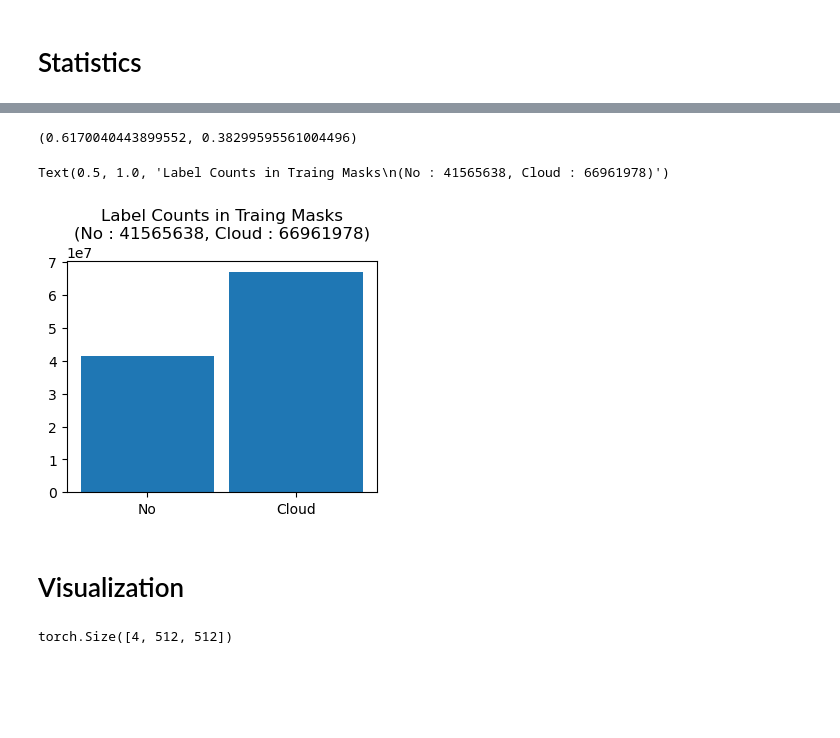
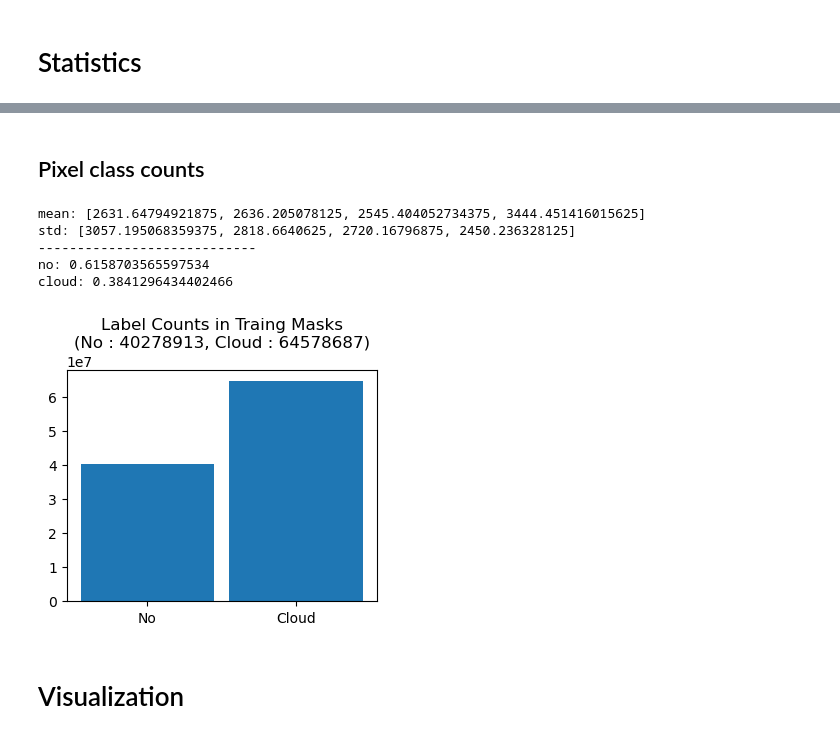
Before and after one commit to hk-kaden-kim/S2-CloudCover, a Jupyter notebook: data_analysis.ipynb, the cells around one changed output, grey strips where cells are left out. Cells and saved outputs as stored; diff of their text form; code cells hidden in the pictures; blank space fills up the shorter version.

```diff
--- a/data_analysis.ipynb
+++ b/data_analysis.ipynb
@@ -111,4 +64,28 @@ for i in tqdm(range(len(train_ds))):
-# %%
-1-label_counts[0]/np.sum(label_counts), 1-label_counts[1]/np.sum(label_counts)
-# %% [output]
-(0.6170040443899552, 0.38299595561004496)
+# %% [markdown]
+## Pixel class counts
+# %%
+# MEAN / STD placeholders
+psum    = torch.tensor([0.0, 0.0, 0.0, 0.0])
+psum_sq = torch.tensor([0.0, 0.0, 0.0, 0.0])
+pixel_counts = [0,0]
+
+# loop through images
+# for inputs in datamodule.train_dataloader():
+for inputs in tqdm(datamodule.train_dataloader()):
+
+    # check images to get mean and standard
+    psum    += inputs['image'].sum(axis        = [0, 2, 3])
+    psum_sq += (inputs['image'] ** 2).sum(axis = [0, 2, 3])
+
+    # check masks to get pixel class counts
+    labels, counts = torch.unique(inputs['mask'], return_counts=True)
+    for idx, label in enumerate(labels):
+        pixel_counts[label] = pixel_counts[label] + counts[idx]
+
+# pixel count
+count = len(train_dataset.image_files) * 512 * 512
+
+# mean and std
+total_mean = psum / count
+total_var  = (psum_sq / count) - (total_mean ** 2)
+total_std  = torch.sqrt(total_var)
@@ -115,14 +106,21 @@ for i in tqdm(range(len(train_ds))):
 # %%
+# output
+print(f"mean: {str(total_mean.tolist())}\n"                    \
+      f"std: {str(total_std.tolist())}\n"                      \
+      f"----------------------------\n"                     \
+      f"no: {1-pixel_counts[0]/np.sum(pixel_counts)}\n"     \
+      f"cloud: {1-pixel_counts[1]/np.sum(pixel_counts)}\n"  )
+
 plt.figure(figsize=(4,3))
-plt.bar(['No','Cloud'], label_counts, width=0.9)
-plt.title(f"Label Counts in Traing Masks\n" \
-          f"(No : {label_counts[0]}, Cloud : {label_counts[1]})")
+_ = plt.bar(['No','Cloud'], pixel_counts, width=0.9)
+_ = plt.title(f"Label Counts in Traing Masks\n" \
+              f"(No : {pixel_counts[0]}, Cloud : {pixel_counts[1]})")
 # %% [output]
-Text(0.5, 1.0, 'Label Counts in Traing Masks\n(No : 41565638, Cloud : 66961978)')
+mean: [2631.64794921875, 2636.205078125, 2545.404052734375, 3444.451416015625]
+std: [3057.195068359375, 2818.6640625, 2720.16796875, 2450.236328125]
+----------------------------
+no: 0.6158703565597534
+cloud: 0.3841296434402466
-[figure, old version]
+[figure, new version]
 # %% [markdown]
 # Visualization
-# %%
-train_ds[idx]['image'].shape
-# %% [output]
-torch.Size([4, 512, 512])
```
Also changed, not shown: parts of 21 cells of this notebook.
